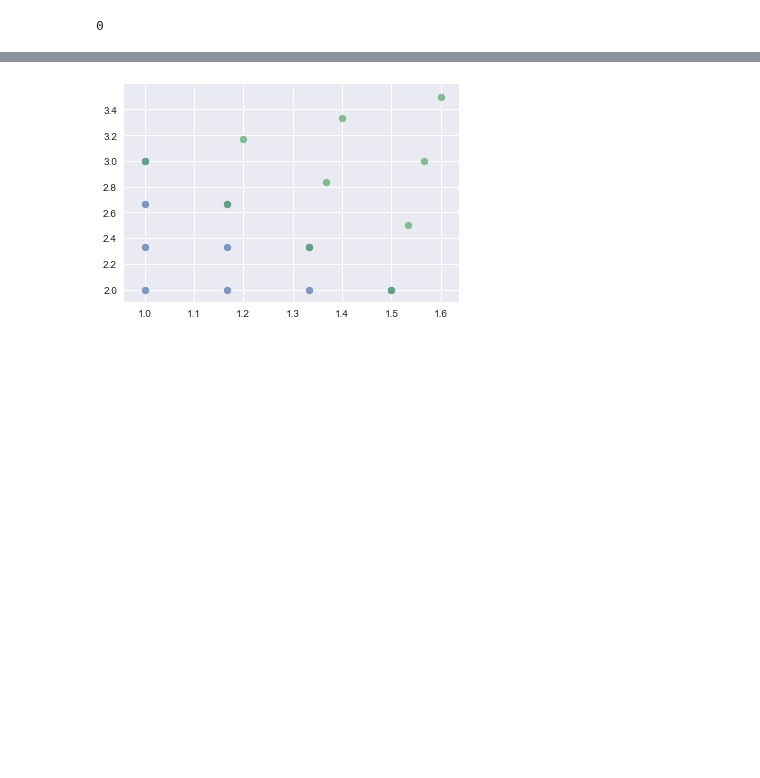
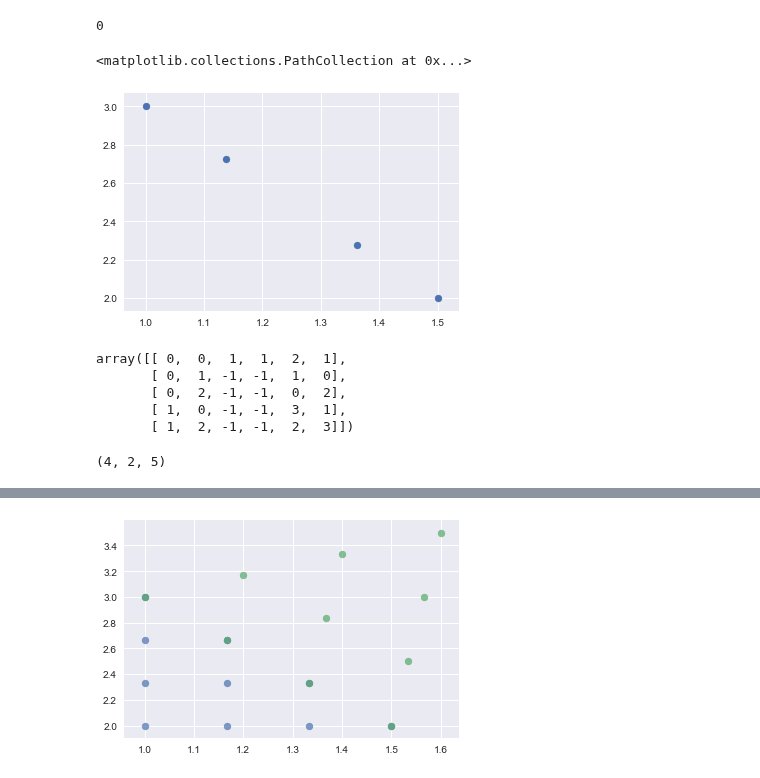
Before and after one commit to CorbinFoucart/FEMexperiment, a Jupyter notebook: codes/tutorial/2D_FEM_problem_discretization.ipynb, the cells around one changed output, grey strips where cells are left out. Drawn from its saved outputs; the diff is of its cells as text; code cells hidden in the pictures; blank space fills up the shorter version.

```diff
--- a/codes/tutorial/2D_FEM_problem_discretization.ipynb
+++ b/codes/tutorial/2D_FEM_problem_discretization.ipynb
@@ -105,3 +105,20 @@ tris.size
 quads.shape[0]
 # %% [output]
 0
+# %%
+T = master_edge.map_to_physical_edge()
+x = np.array([1, 1.5])
+y = np.array([3, 2])
+mapped  = np.vstack((np.dot(T, x), np.dot(T, y))).T
+plt.scatter(mapped[:,0], mapped[:,1])
+# %% [output]
+<matplotlib.collections.PathCollection at 0x...>
+[figure, added]
+# %%
+tri_mesh.ed2ed
+# %% [output]
+array([[ 0,  0,  1,  1,  2,  1],
+       [ 0,  1, -1, -1,  1,  0],
+       [ 0,  2, -1, -1,  0,  2],
+       [ 1,  0, -1, -1,  3,  1],
+       [ 1,  2, -1, -1,  2,  3]])
@@ -107,0 +129,8 @@ quads.shape[0]
+# %%
+shape = ed_vpts.shape
+pts = np.dot(T, ed_vpts.swapaxes(0, 1).swapaxes(1, 2).reshape(shape[1], shape[0]*shape[2]))
+pts = pts.reshape(master_edge.nb, shape[2], shape[0])#.swapaxes(0, 1)
+
+pts.shape
+# %% [output]
+(4, 2, 5)
```
Also changed, not shown: parts of 4 cells of this notebook, 7 other files.
